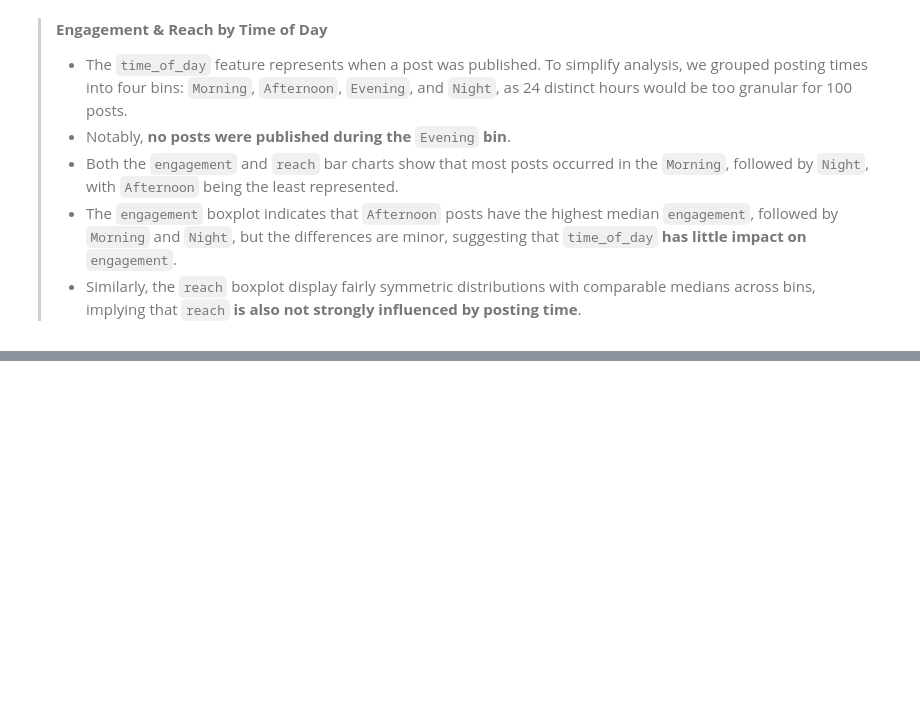
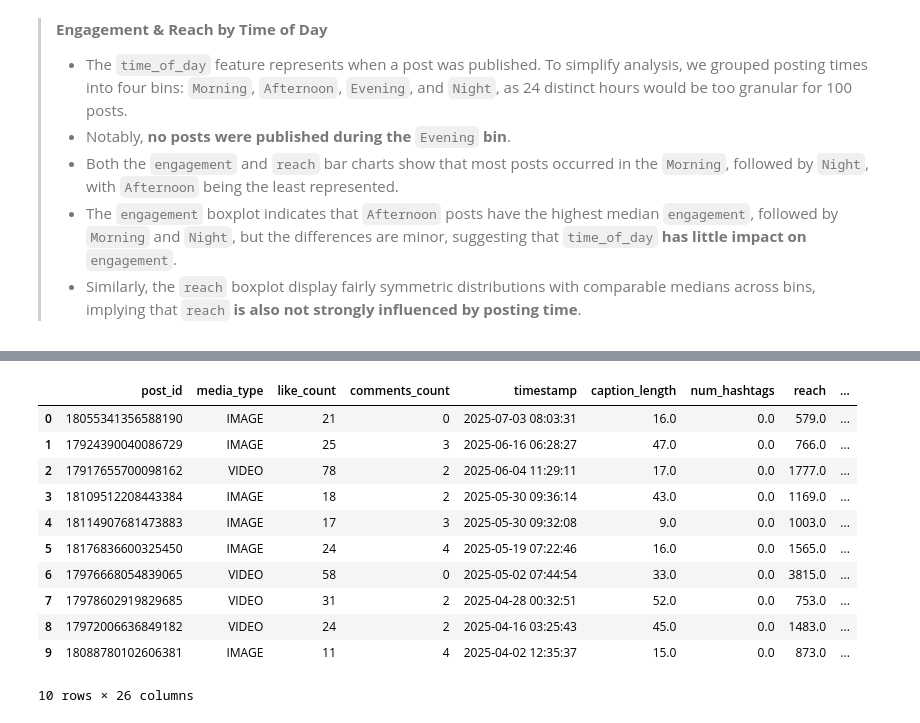
Before and after one commit to chadmgallego/instagram-performance-analysis, a Jupyter notebook: instagram_performance_analysis.ipynb, the cells around one changed output, grey strips where cells are left out. Saved outputs shown, nothing was run; the diff lists cells and outputs as text; code cells hidden in the pictures; blank space fills up the shorter version.

```diff
--- a/instagram_performance_analysis.ipynb
+++ b/instagram_performance_analysis.ipynb
@@ -881,2 +907,19 @@ get_reach_engagement_qual(ig_metrics_df, 'day_of_week', 'Day of Week', 'Engageme
 # %%
+# Save DataFrame to CSV file
 ig_metrics_df.to_csv('ig_post_metrics.csv', index = False)
+
+# View the final table
+ig_metrics_df.head(10)
+# %% [output]
+|  | post_id | media_type | like_count | comments_count | timestamp | caption_length | num_hashtags | reach | ... |
+| 0 | 18055341356588190 | IMAGE | 21 | 0 | 2025-07-03 08:03:31 | 16.0 | 0.0 | 579.0 | ... |
+| 1 | 17924390040086729 | IMAGE | 25 | 3 | 2025-06-16 06:28:27 | 47.0 | 0.0 | 766.0 | ... |
+| 2 | 17917655700098162 | VIDEO | 78 | 2 | 2025-06-04 11:29:11 | 17.0 | 0.0 | 1777.0 | ... |
+| 3 | 18109512208443384 | IMAGE | 18 | 2 | 2025-05-30 09:36:14 | 43.0 | 0.0 | 1169.0 | ... |
+| 4 | 18114907681473883 | IMAGE | 17 | 3 | 2025-05-30 09:32:08 | 9.0 | 0.0 | 1003.0 | ... |
+| 5 | 18176836600325450 | IMAGE | 24 | 4 | 2025-05-19 07:22:46 | 16.0 | 0.0 | 1565.0 | ... |
+| 6 | 17976668054839065 | VIDEO | 58 | 0 | 2025-05-02 07:44:54 | 33.0 | 0.0 | 3815.0 | ... |
+| 7 | 17978602919829685 | VIDEO | 31 | 2 | 2025-04-28 00:32:51 | 52.0 | 0.0 | 753.0 | ... |
+| 8 | 17972006636849182 | VIDEO | 24 | 2 | 2025-04-16 03:25:43 | 45.0 | 0.0 | 1483.0 | ... |
+| 9 | 18088780102606381 | IMAGE | 11 | 4 | 2025-04-02 12:35:37 | 15.0 | 0.0 | 873.0 | ... |
+10 rows × 26 columns
```
Also changed, not shown: parts of 13 cells of this notebook.
